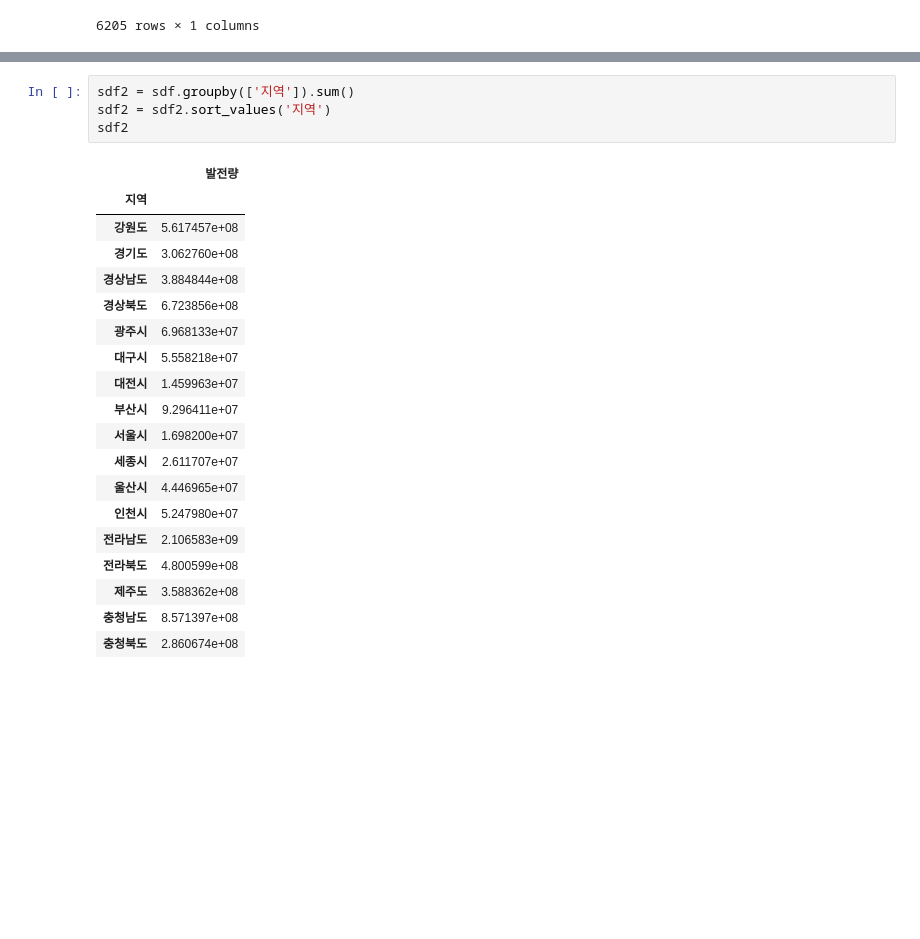
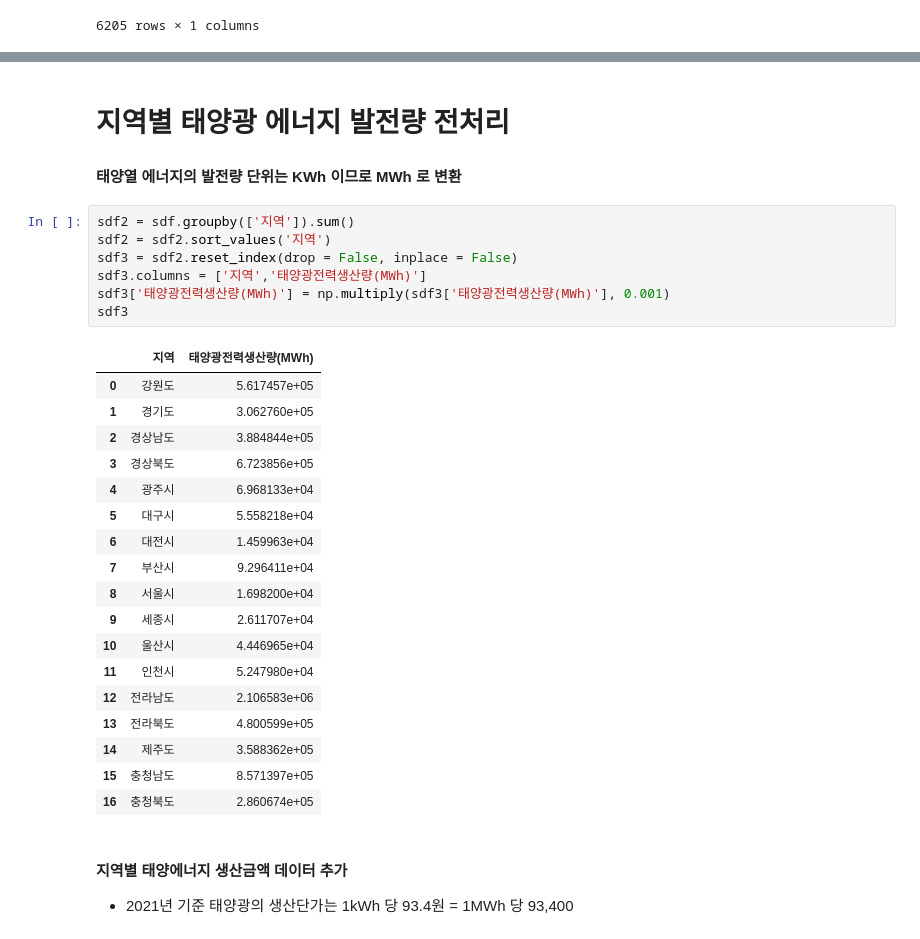
Before and after one commit to MDBluequasar/BigdatamegaIT, a Jupyter notebook: 수업내용/과제물/태양흑점활동.ipynb, the cells around one changed output, grey strips where cells are left out. Drawn from its saved outputs; the diff is of its cells as text; blank space fills up the shorter version.

```diff
--- a/수업내용/과제물/태양흑점활동.ipynb
+++ b/수업내용/과제물/태양흑점활동.ipynb
@@ -253,24 +301,33 @@ sdf
+# %% [markdown]
+# 지역별 태양광 에너지 발전량 전처리
+
+#### 태양열 에너지의 발전량 단위는 KWh 이므로 MWh 로 변환
 # %%
 sdf2 = sdf.groupby(['지역']).sum()
 sdf2 = sdf2.sort_values('지역')
-sdf2
+sdf3 = sdf2.reset_index(drop = False, inplace = False)
+sdf3.columns = ['지역','태양광전력생산량(MWh)']
+sdf3['태양광전력생산량(MWh)'] = np.multiply(sdf3['태양광전력생산량(MWh)'], 0.001)
+sdf3
 # %% [output]
-|  | 발전량 |
-| 지역 |  |
-| 강원도 | 5.617457e+08 |
-| 경기도 | 3.062760e+08 |
-| 경상남도 | 3.884844e+08 |
-| 경상북도 | 6.723856e+08 |
-| 광주시 | 6.968133e+07 |
-| 대구시 | 5.558218e+07 |
-| 대전시 | 1.459963e+07 |
-| 부산시 | 9.296411e+07 |
-| 서울시 | 1.698200e+07 |
-| 세종시 | 2.611707e+07 |
-| 울산시 | 4.446965e+07 |
-| 인천시 | 5.247980e+07 |
-| 전라남도 | 2.106583e+09 |
-| 전라북도 | 4.800599e+08 |
-| 제주도 | 3.588362e+08 |
-| 충청남도 | 8.571397e+08 |
-| 충청북도 | 2.860674e+08 |
+|  | 지역 | 태양광전력생산량(MWh) |
+| 0 | 강원도 | 5.617457e+05 |
+| 1 | 경기도 | 3.062760e+05 |
+| 2 | 경상남도 | 3.884844e+05 |
+| 3 | 경상북도 | 6.723856e+05 |
+| 4 | 광주시 | 6.968133e+04 |
+| 5 | 대구시 | 5.558218e+04 |
+| 6 | 대전시 | 1.459963e+04 |
+| 7 | 부산시 | 9.296411e+04 |
+| 8 | 서울시 | 1.698200e+04 |
+| 9 | 세종시 | 2.611707e+04 |
+| 10 | 울산시 | 4.446965e+04 |
+| 11 | 인천시 | 5.247980e+04 |
+| 12 | 전라남도 | 2.106583e+06 |
+| 13 | 전라북도 | 4.800599e+05 |
+| 14 | 제주도 | 3.588362e+05 |
+| 15 | 충청남도 | 8.571397e+05 |
+| 16 | 충청북도 | 2.860674e+05 |
+# %% [markdown]
+#### 지역별 태양에너지 생산금액 데이터 추가
+- 2021년 기준 태양광의 생산단가는 1kWh 당 93.4원 = 1MWh 당 93,400
```
Also changed, not shown: parts of 34 cells of this notebook, 3 other files.
